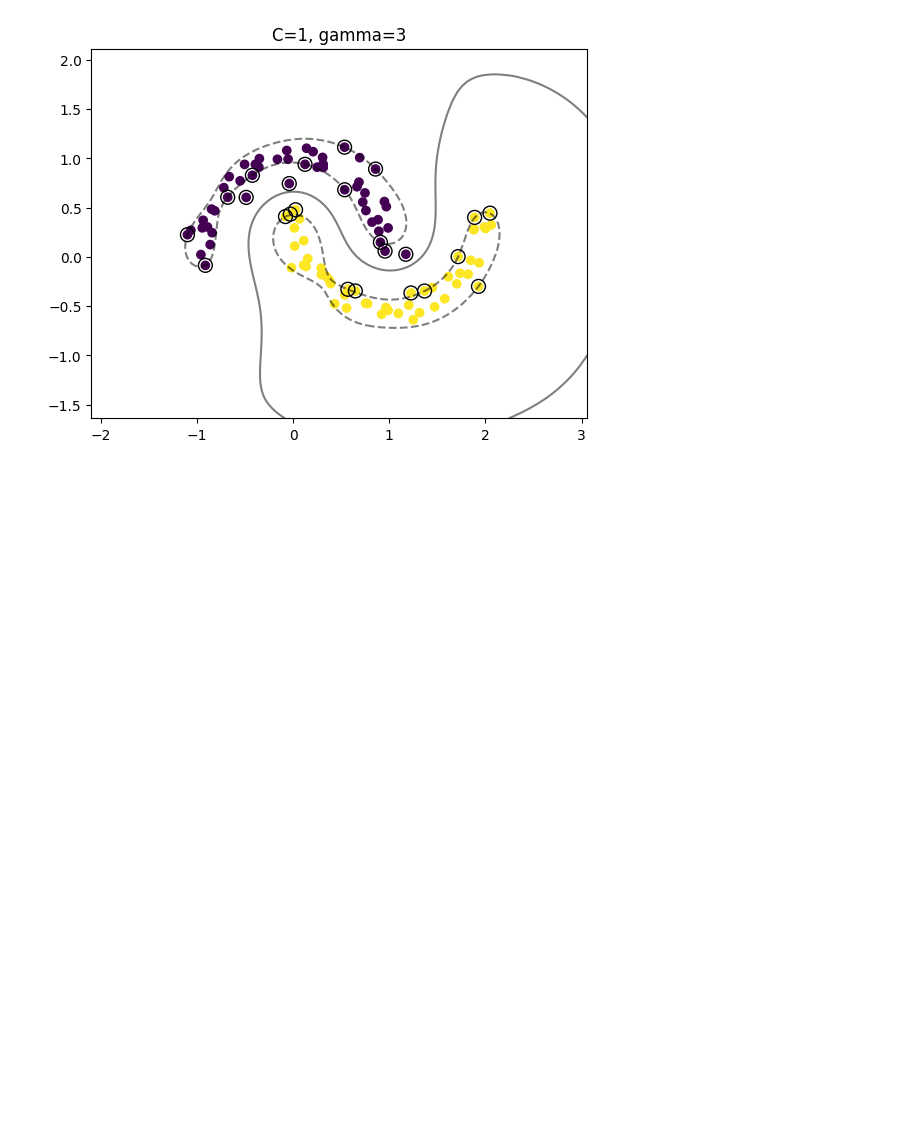
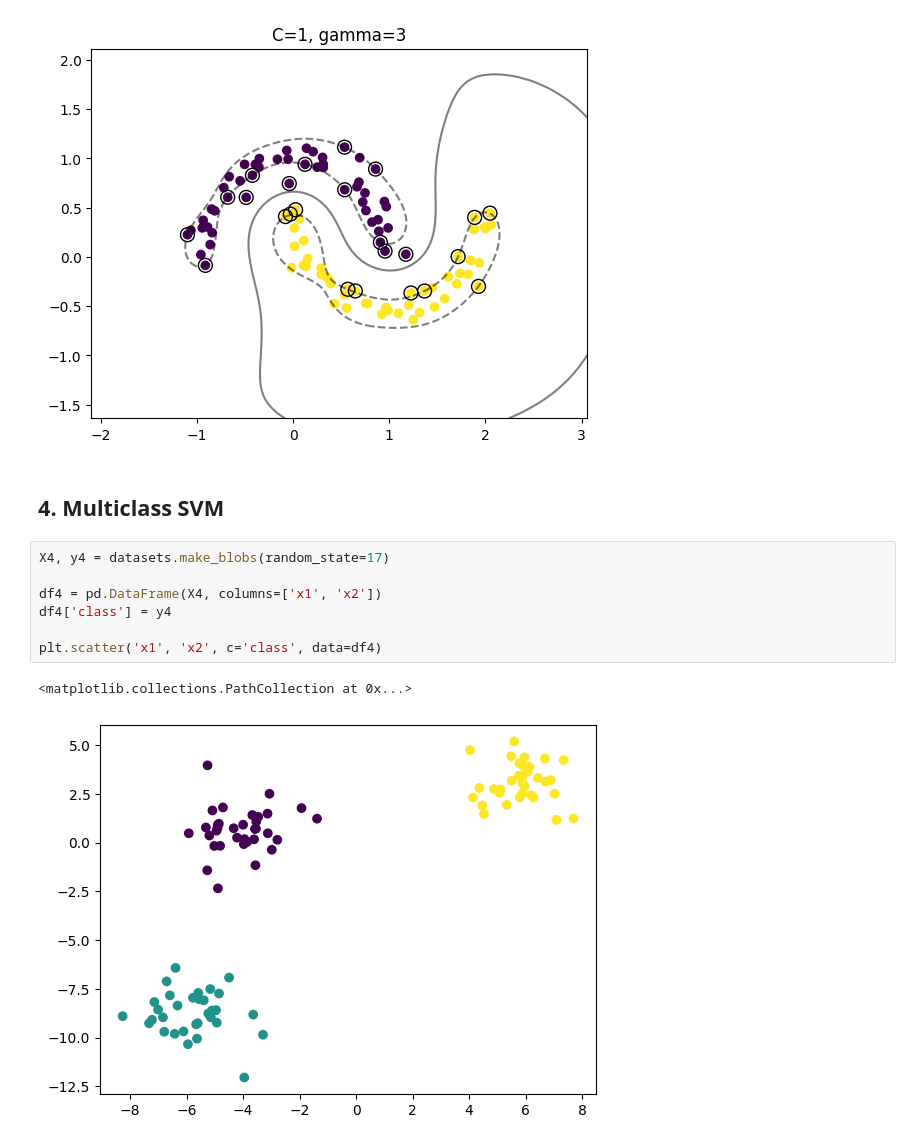
Before and after one commit to cyp-ark/SVM, a Jupyter notebook: code.ipynb, the cells around one changed output. Saved outputs shown, nothing was run; the diff lists cells and outputs as text; blank space fills up the shorter version.

```diff
--- a/code.ipynb
+++ b/code.ipynb
@@ -203,3 +203,15 @@ plt.ylim([min(df3['x2'])-1,max(df3['x2'])+1])
 plt.show()
 # %% [output]
 [figure]
+# %% [markdown]
+## 4. Multiclass SVM
+# %%
+X4, y4 = datasets.make_blobs(random_state=17)
+
+df4 = pd.DataFrame(X4, columns=['x1', 'x2'])
+df4['class'] = y4
+
+plt.scatter('x1', 'x2', c='class', data=df4)
+# %% [output]
+<matplotlib.collections.PathCollection at 0x...>
+[figure, added]
```
Also changed, not shown: parts of 1 cell of this notebook, 2 other files.
